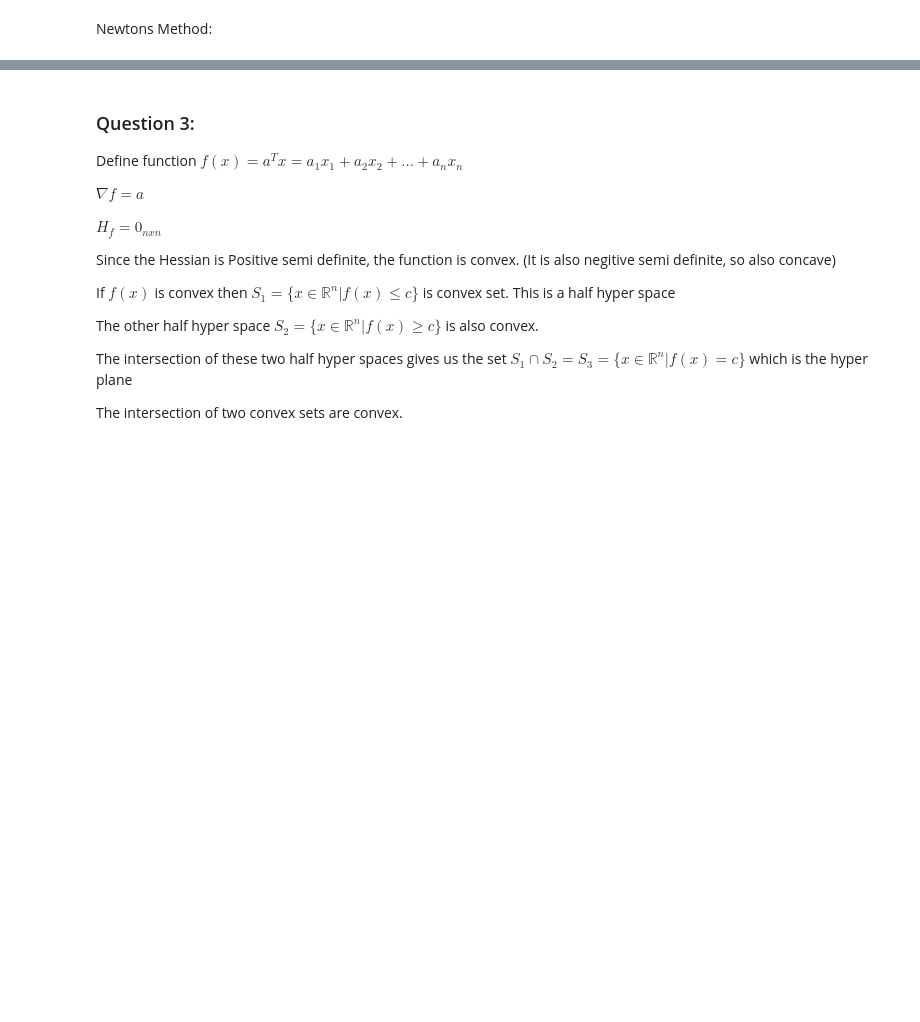
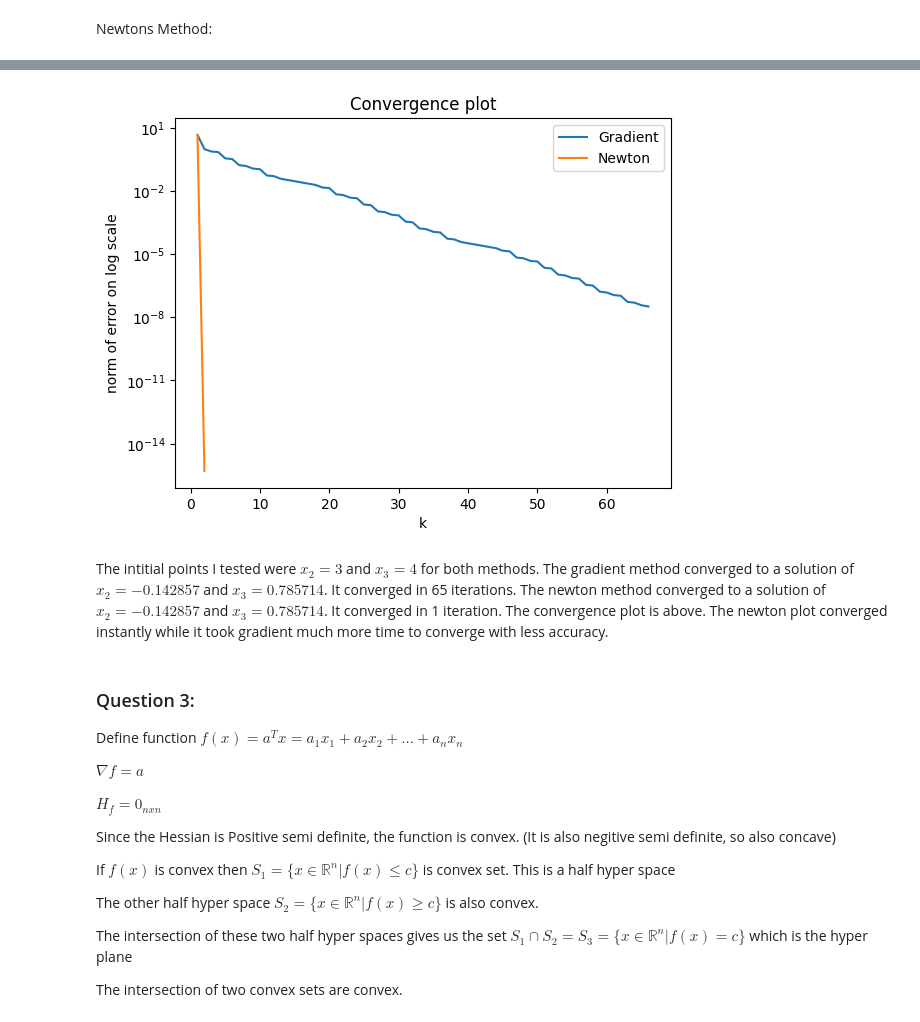
Before and after one commit to zachpoit/MAE598, a Jupyter notebook: HW2.ipynb, the cells around one changed output, grey strips where cells are left out. Cells and saved outputs as stored; diff of their text form; code cells hidden in the pictures; blank space fills up the shorter version.

```diff
--- a/HW2.ipynb
+++ b/HW2.ipynb
@@ -227,3 +235,36 @@ X3 = 0.785714285714286
+# %%
+
+x_sol = np.array([-1/7, 11/14])                 # Exact solution
+norm_of_error = []                              # List to plot
+
+for f in distance_list_grad:                    # get norm of f - x_sol and store them in list for gradient
+    n_of_e = np.linalg.norm(f - x_sol)
+    norm_of_error.append(n_of_e)
+
+t = np.arange(1,len(distance_list_grad)+1)      # determine t to plot against
+
+plt.plot(t,norm_of_error,label='Gradient')      # Plot gradient
+
+norm_of_error = []                              # Reset norm of error list
+
+for f in distance_list_newt:                    # Do same process for newtons method
+    n_of_e = np.linalg.norm(f - x_sol)
+    norm_of_error.append(n_of_e)
+
+t = np.arange(1,len(distance_list_newt)+1)      # determine new t to plot against
+
+plt.plot(t,norm_of_error,label='Newton')        # Plot newtons method
+plt.yscale('log')                               # make log linear plot
+plt.legend()
+plt.title('Convergence plot')
+plt.xlabel('k')
+plt.ylabel('norm of error on log scale')
+
+plt.show()                                      # Show plot
+# %% [output]
+[figure, added]
+# %% [markdown]
+The intitial points I tested were $x_2 = 3$ and $x_3 = 4 $ for both methods. The gradient method converged to a solution of $x_2 = -0.142857$ and $x_3 = 0.785714$. It converged in 65 iterations. The newton method converged to a solution of $x_2 = -0.142857$ and $x_3 = 0.785714$. It converged in 1 iteration. The convergence plot is above. The newton plot converged instantly while it took gradient much more time to converge with less accuracy.
 # %% [markdown]
 ### Question 3:
 
```
Also changed, not shown: parts of 5 cells of this notebook, 1 other file.
